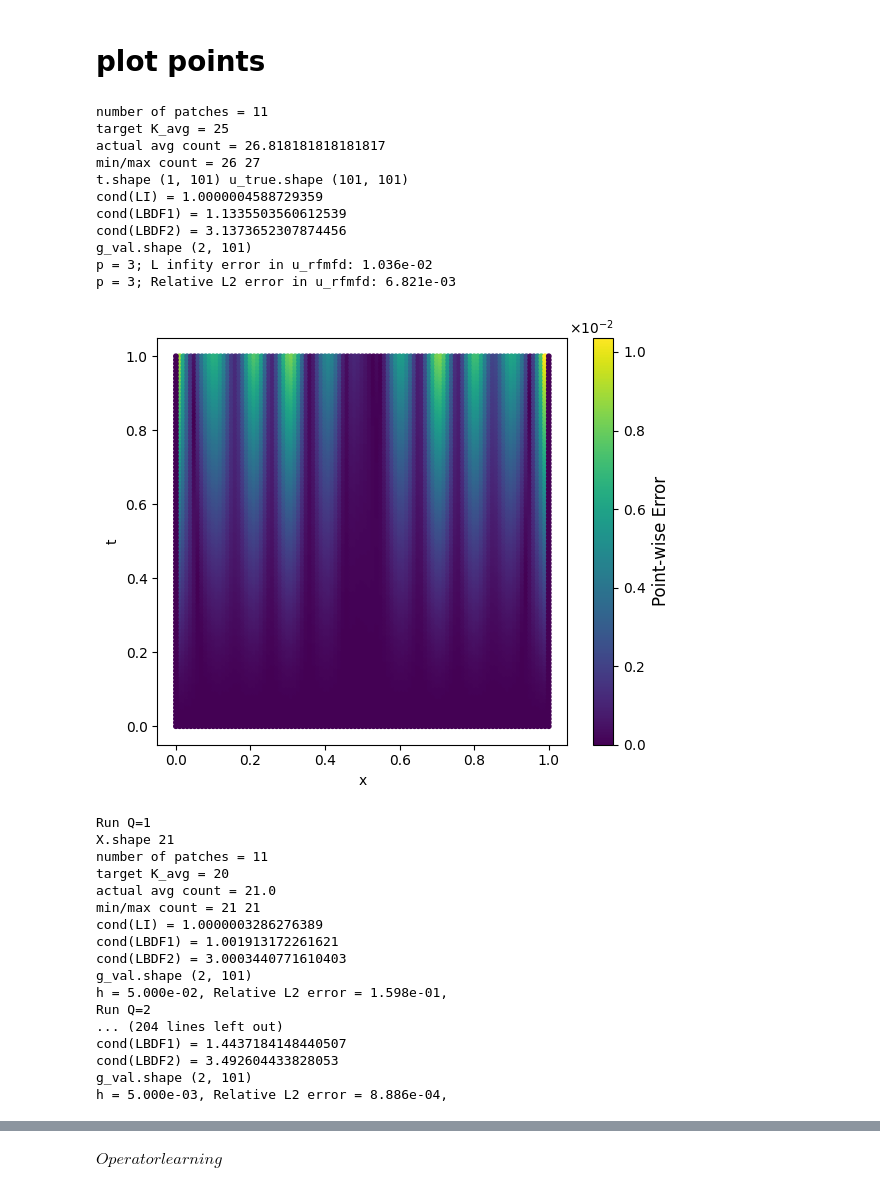
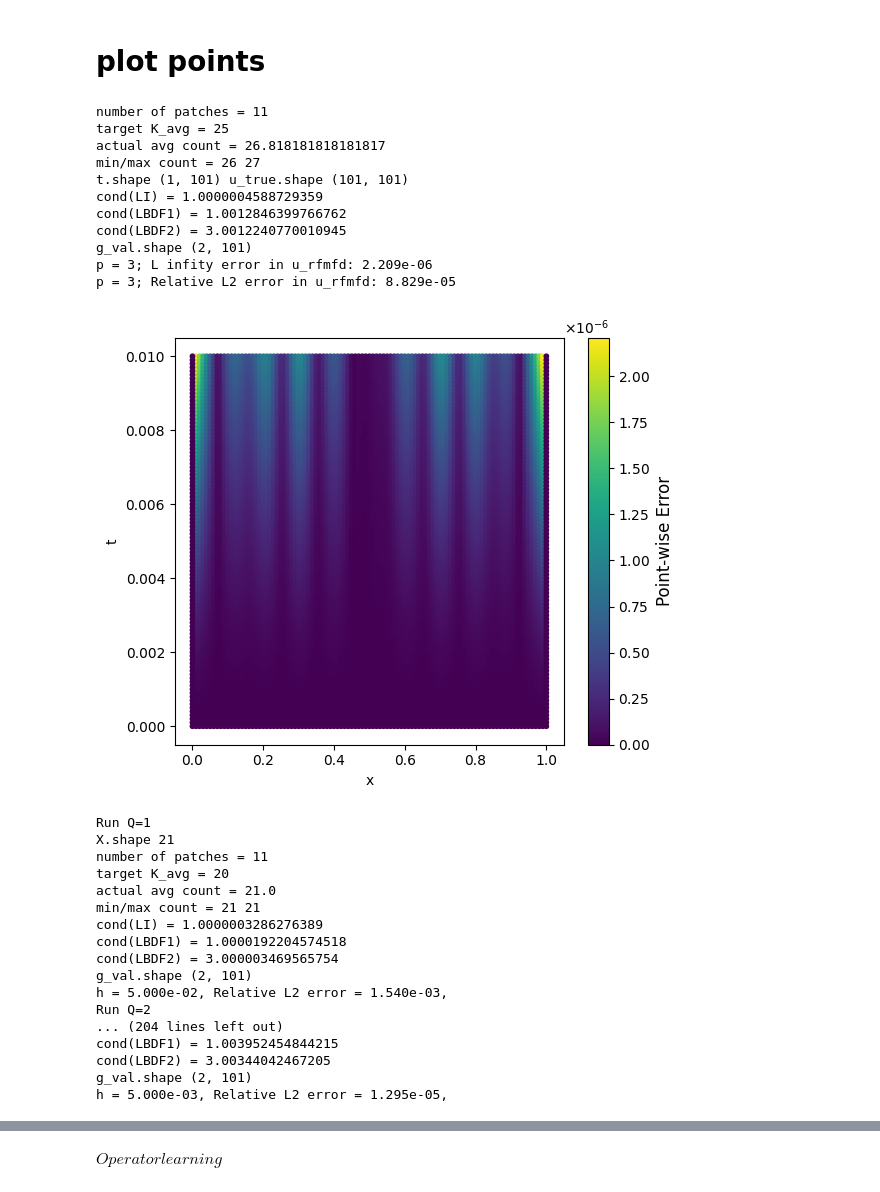
Before and after one commit to wooodswu/one_shot_by_RFM, a Jupyter notebook: mycode/rbf_heat/RFM_FD_PUM_heat1d_uniform_grid.ipynb, the cells around one changed output, grey strips where cells are left out. Drawn from its saved outputs; the diff is of its cells as text; code cells hidden in the pictures.

```diff
--- a/mycode/rbf_heat/RFM_FD_PUM_heat1d_uniform_grid.ipynb
+++ b/mycode/rbf_heat/RFM_FD_PUM_heat1d_uniform_grid.ipynb
@@ -459,8 +459,8 @@ Phi.initi()
 Phi = Phi.double()
 
 # spatio-temporal nodes
-tau = 1e-2
-T = 1
+tau = 1e-4
+T = 1e-2
 Nt = int(T/tau) + 1
 t =  np.linspace(0,T,Nt)[None,:]
 
@@ -504,38 +504,38 @@ print(f'p = {order}; L infity error in u_rfmfd: {error.max().item():.3e}')
 error_u = relative_l2(U, u_true)
 print(f'p = {order}; Relative L2 error in u_rfmfd: {error_u.item():.3e}')
 
 Xg, Tg = np.meshgrid(Y, t, indexing='ij')
 x = Xg.ravel()
 tt = Tg.ravel()
 err = error.ravel()
 
 plt.figure(figsize=(6,5))
 sc = plt.scatter(x, tt, c=err, cmap='viridis', s=10)
 cbar = plt.colorbar(sc)
 cbar.set_label('Point-wise Error', fontsize=12)
 formatter = ticker.ScalarFormatter(useMathText=True)
 formatter.set_scientific(True)
 formatter.set_powerlimits((0, 0))
 cbar.ax.yaxis.set_major_formatter(formatter)
 # plt.title(f'Augmented RFM-FD Point-wise Error (p = {order})')
 plt.xlabel('x')
 plt.ylabel('t')
 plt.tight_layout()
 # plt.savefig(f'./result/heat_rfmfd_p={order}_200_error.eps', bbox_inches='tight')
 plt.show()
 # %% [output]
 number of patches = 11
 target K_avg = 25
 actual avg count = 26.818181818181817
 min/max count = 26 27
 t.shape (1, 101) u_true.shape (101, 101)
 cond(LI) = 1.0000004588729359
-cond(LBDF1) = 1.1335503560612539
-cond(LBDF2) = 3.1373652307874456
+cond(LBDF1) = 1.0012846399766762
+cond(LBDF2) = 3.0012240770010945
 g_val.shape (2, 101)
-p = 3; L infity error in u_rfmfd: 1.036e-02
-p = 3; Relative L2 error in u_rfmfd: 6.821e-03
+p = 3; L infity error in u_rfmfd: 2.209e-06
+p = 3; Relative L2 error in u_rfmfd: 8.829e-05
-[figure, old version]
+[figure, new version]
 # %%
 key = 100
 np.random.seed(key)
@@ -595,16 +595,16 @@ target K_avg = 20
 actual avg count = 21.0
 min/max count = 21 21
 cond(LI) = 1.0000003286276389
-cond(LBDF1) = 1.001913172261621
-cond(LBDF2) = 3.0003440771610403
+cond(LBDF1) = 1.0000192204574518
+cond(LBDF2) = 3.000003469565754
 g_val.shape (2, 101)
-h = 5.000e-02, Relative L2 error = 1.598e-01,
+h = 5.000e-02, Relative L2 error = 1.540e-03,
 Run Q=2
 ... (204 lines left out)
-cond(LBDF1) = 1.4437184148440507
-cond(LBDF2) = 3.492604433828053
+cond(LBDF1) = 1.003952454844215
+cond(LBDF2) = 3.00344042467205
 g_val.shape (2, 101)
-h = 5.000e-03, Relative L2 error = 8.886e-04,
+h = 5.000e-03, Relative L2 error = 1.295e-05,
 # %%
 markers = ['o', 's', '^', 'D', 'v']
 colors = ['tab:blue', 'tab:orange', 'tab:green', 'tab:red', 'tab:purple']
```
Also changed, not shown: parts of 1 cell of this notebook, 6 other files.
